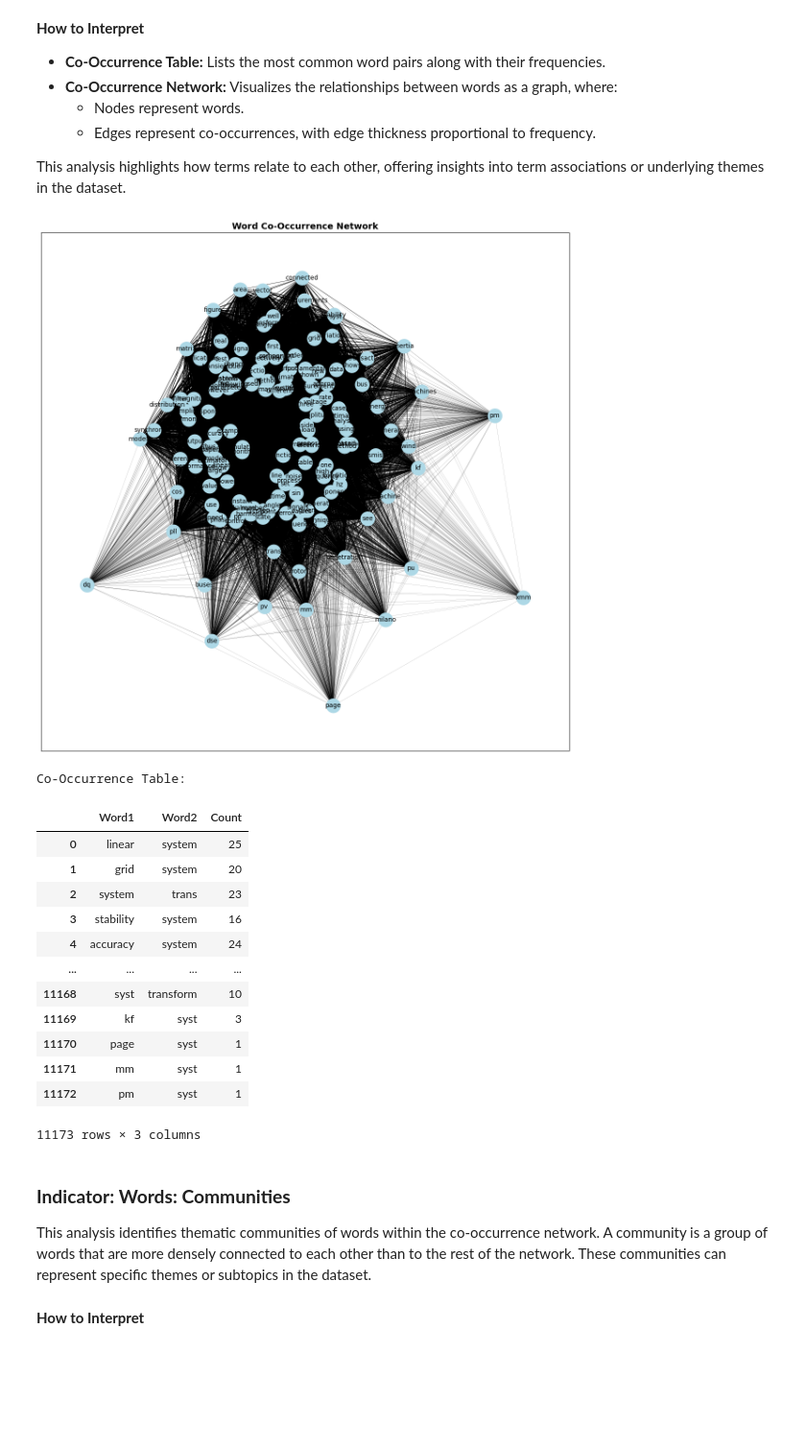
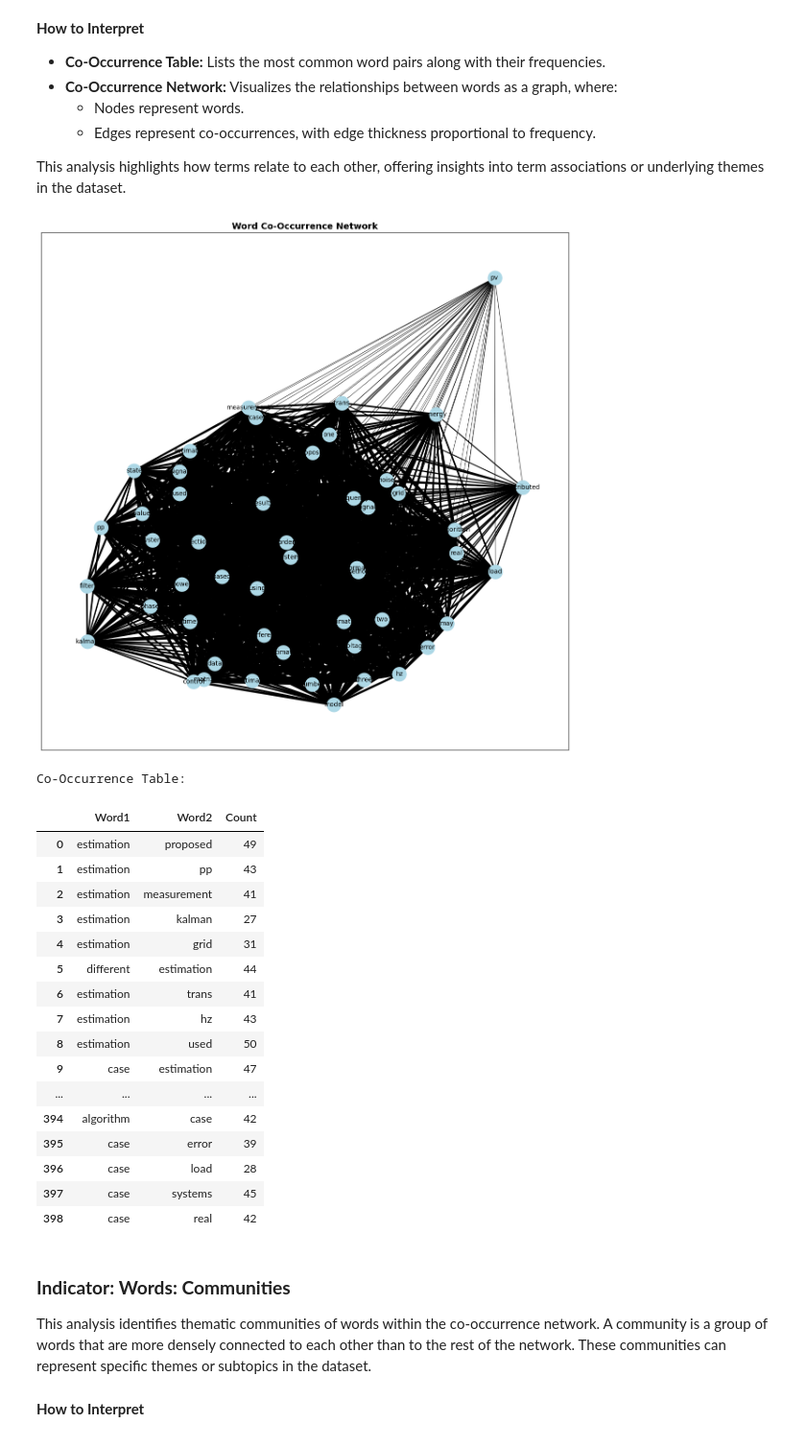
Before and after one commit to jlmayorgaco/ml-biblio-synth-tool, a Jupyter notebook: notebooks/N3_EDA_M1.ipynb, the cells around one changed output. Shown at 96% size. Saved outputs shown, nothing was run; the diff lists cells and outputs as text; code cells hidden in the pictures; blank space fills up the shorter version.

```diff
--- a/notebooks/N3_EDA_M1.ipynb
+++ b/notebooks/N3_EDA_M1.ipynb
@@ -29,8 +29,8 @@ True
 from DataLoaderClass import DataLoader
 # %%
 # Initialize paths
-BIB_FILE_PATH = '../examples/EX1_POWER_SYSTEM_FPGA_FREQUENCY_ESTIMATORS/index.bib'
-PDF_FOLDER_PATH = '../examples/EX1_POWER_SYSTEM_FPGA_FREQUENCY_ESTIMATORS/files'
+BIB_FILE_PATH = '../examples/EX2_POWER_SYSTEM_FPGA_FREQUENCY_ESTIMATORS/index.bib'
+PDF_FOLDER_PATH = '../examples/EX2_POWER_SYSTEM_FPGA_FREQUENCY_ESTIMATORS/files'
 # %%
 # Step 1: Data Loading and Processing
 loader = DataLoader(BIB_FILE_PATH, PDF_FOLDER_PATH)
@@ -328,42 +327,46 @@ This analysis highlights how terms relate to each other, offering insights into
 # %%
 ### Function 5 => Words: Co-Occurrence Table (Table, Network) ###
 
 # Step 1: Define the top words for co-occurrence analysis
-n_top_words = 150  # Number of top words to consider
+n_top_words = 50  # Number of top words to consider
 processor = Processor(data)
 top_words = processor.get_most_frequent_words(n=n_top_words)["Word"].tolist()
 
 # Step 2: Generate the co-occurrence matrix
 cooccurrence_df = processor.get_cooccurrence_matrix(top_words)
 
 # Step 3: Save the co-occurrence table
 Reporter.save_to_csv(cooccurrence_df, "cooccurrence_table")
 
 # Step 4: Visualize the co-occurrence network
 Visualizer.plot_cooccurrence_network(
     cooccurrence_df=cooccurrence_df,
     filename="cooccurrence_network"
 )
 
 # Step 5: Display the co-occurrence DataFrame
 print("Co-Occurrence Table:")
 cooccurrence_df
 # %% [output]
-[figure, old version]
+[figure, new version]
 Co-Occurrence Table:
 |  | Word1 | Word2 | Count |
-| 0 | linear | system | 25 |
-| 1 | grid | system | 20 |
-| 2 | system | trans | 23 |
-| 3 | stability | system | 16 |
-| 4 | accuracy | system | 24 |
+| 0 | estimation | proposed | 49 |
+| 1 | estimation | pp | 43 |
+| 2 | estimation | measurement | 41 |
+| 3 | estimation | kalman | 27 |
+| 4 | estimation | grid | 31 |
+| 5 | different | estimation | 44 |
+| 6 | estimation | trans | 41 |
+| 7 | estimation | hz | 43 |
+| 8 | estimation | used | 50 |
+| 9 | case | estimation | 47 |
 | ... | ... | ... | ... |
-| 11168 | syst | transform | 10 |
-| 11169 | kf | syst | 3 |
-| 11170 | page | syst | 1 |
-| 11171 | mm | syst | 1 |
-| 11172 | pm | syst | 1 |
+| 394 | algorithm | case | 42 |
+| 395 | case | error | 39 |
+| 396 | case | load | 28 |
+| 397 | case | systems | 45 |
+| 398 | case | real | 42 |
-11173 rows × 3 columns
 # %%
 ################################################
 ### Function 6 => Words: Comunities (Table)  ###
```
Also changed, not shown: parts of 7 cells of this notebook.
